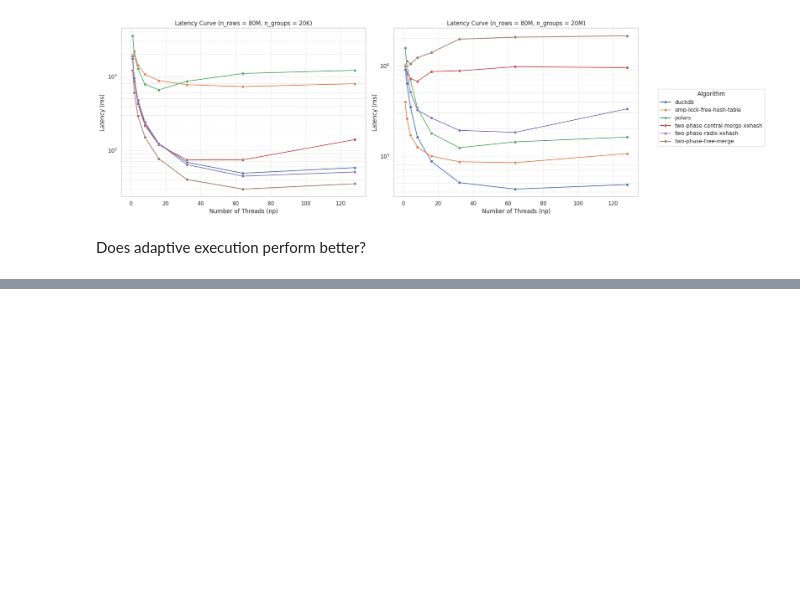
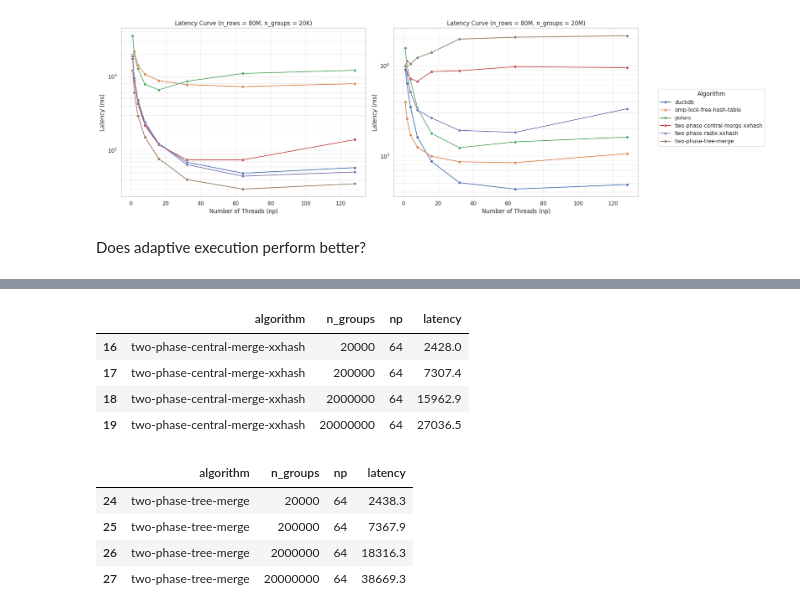
Before and after one commit to haok1402/parallel-groupby, a Jupyter notebook: analyze.ipynb, the cells around one changed output, grey strips where cells are left out. Cells and saved outputs as stored; diff of their text form; code cells hidden in the pictures; blank space fills up the shorter version.

```diff
--- a/analyze.ipynb
+++ b/analyze.ipynb
@@ -208,0 +209,45 @@ plt.show()
+# %%
+import pandas as pd
+import seaborn as sns
+import matplotlib.pyplot as plt
+
+# Step 1: Load the data
+df = pd.read_parquet(
+    "results/adaptive.parquet",
+    columns=["algorithm", "n_groups", "np", "trial_id", "value"],
+    filters=[
+        ("dist", "==", "uniform"),
+        ("n_rows", "==", 80_000_000),
+        ("attribute", "in", [
+            "aggregation_time",
+            "elapsed_time",
+        ]),
+        ("algorithm", "in", [
+            "adaptive-alg1", "adaptive-alg2",
+            "two-phase-central-merge-xxhash",
+            "two-phase-tree-merge",
+            "two-phase-radix-xxhash",
+            # "omp-lock-free-hash-table", # This comparison is unfair. It knows the number of rows ahead of time...
+            "duckdb", "polars",
+        ])
+    ],
+)
+
+# Step 2: Preprocess
+df["value"] = df["value"].apply(lambda x: float(x.removesuffix("ms")))
+df = df.rename(columns={"value": "latency"})
+df = df.groupby(["algorithm", "n_groups", "np"], as_index=False)["latency"].mean()
+
+display(df[(df['algorithm'] == 'two-phase-central-merge-xxhash')])
+display(df[(df['algorithm'] == 'two-phase-tree-merge')])
+# %% [output]
+|  | algorithm | n_groups | np | latency |
+| 16 | two-phase-central-merge-xxhash | 20000 | 64 | 2428.0 |
+| 17 | two-phase-central-merge-xxhash | 200000 | 64 | 7307.4 |
+| 18 | two-phase-central-merge-xxhash | 2000000 | 64 | 15962.9 |
+| 19 | two-phase-central-merge-xxhash | 20000000 | 64 | 27036.5 |
+|  | algorithm | n_groups | np | latency |
+| 24 | two-phase-tree-merge | 20000 | 64 | 2438.3 |
+| 25 | two-phase-tree-merge | 200000 | 64 | 7367.9 |
+| 26 | two-phase-tree-merge | 2000000 | 64 | 18316.3 |
+| 27 | two-phase-tree-merge | 20000000 | 64 | 38669.3 |
```
Also changed, not shown: parts of 1 cell of this notebook.
